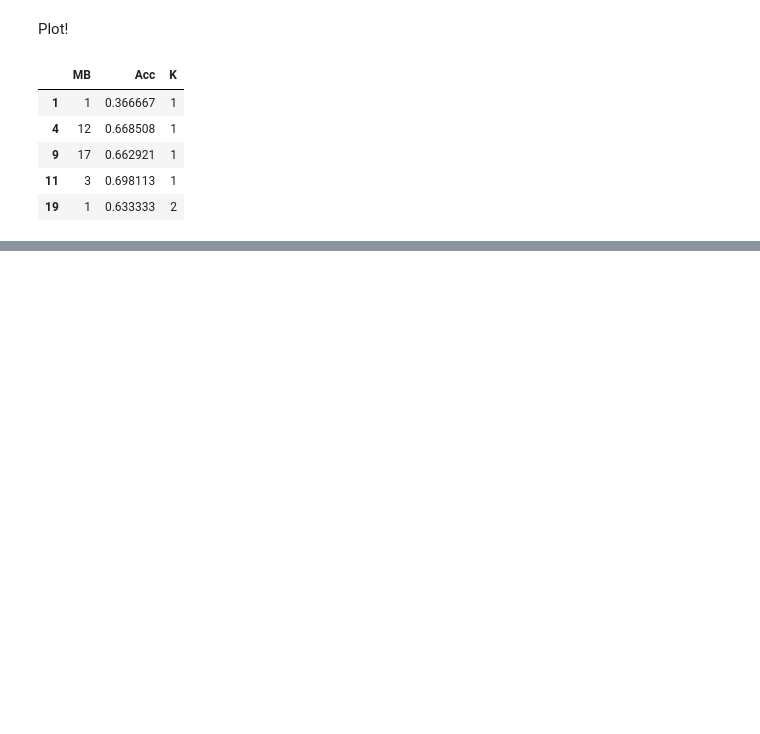
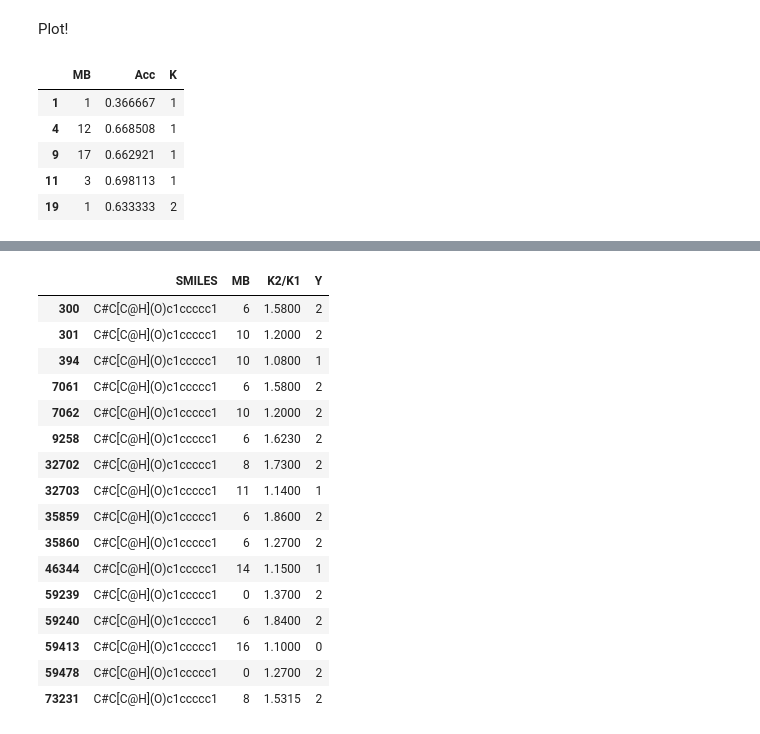
Before and after one commit to JosieHong/3DMolCSP, a Jupyter notebook: data/results_topk.ipynb, the cells around one changed output, grey strips where cells are left out. Saved outputs shown, nothing was run; the diff lists cells and outputs as text; code cells hidden in the pictures; blank space fills up the shorter version.

```diff
--- a/data/results_topk.ipynb
+++ b/data/results_topk.ipynb
@@ -102,6 +102,7 @@ for mol in mols:
     df_dict['Y'].append(y)
 
 df_label = pd.DataFrame.from_dict(df_dict)
+df_label_all = df_label.copy()
 # %%
 df_label
 # %% [output]
@@ -358,0 +454,20 @@ plt.show()
+# %%
+df_label_all[df_label_all['SMILES'] == 'C#C[C@H](O)c1ccccc1']
+# %% [output]
+|  | SMILES | MB | K2/K1 | Y |
+| 300 | C#C[C@H](O)c1ccccc1 | 6 | 1.5800 | 2 |
+| 301 | C#C[C@H](O)c1ccccc1 | 10 | 1.2000 | 2 |
+| 394 | C#C[C@H](O)c1ccccc1 | 10 | 1.0800 | 1 |
+| 7061 | C#C[C@H](O)c1ccccc1 | 6 | 1.5800 | 2 |
+| 7062 | C#C[C@H](O)c1ccccc1 | 10 | 1.2000 | 2 |
+| 9258 | C#C[C@H](O)c1ccccc1 | 6 | 1.6230 | 2 |
+| 32702 | C#C[C@H](O)c1ccccc1 | 8 | 1.7300 | 2 |
+| 32703 | C#C[C@H](O)c1ccccc1 | 11 | 1.1400 | 1 |
+| 35859 | C#C[C@H](O)c1ccccc1 | 6 | 1.8600 | 2 |
+| 35860 | C#C[C@H](O)c1ccccc1 | 6 | 1.2700 | 2 |
+| 46344 | C#C[C@H](O)c1ccccc1 | 14 | 1.1500 | 1 |
+| 59239 | C#C[C@H](O)c1ccccc1 | 0 | 1.3700 | 2 |
+| 59240 | C#C[C@H](O)c1ccccc1 | 6 | 1.8400 | 2 |
+| 59413 | C#C[C@H](O)c1ccccc1 | 16 | 1.1000 | 0 |
+| 59478 | C#C[C@H](O)c1ccccc1 | 0 | 1.2700 | 2 |
+| 73231 | C#C[C@H](O)c1ccccc1 | 8 | 1.5315 | 2 |
```
Also changed, not shown: parts of 9 cells of this notebook, 33 other files.
